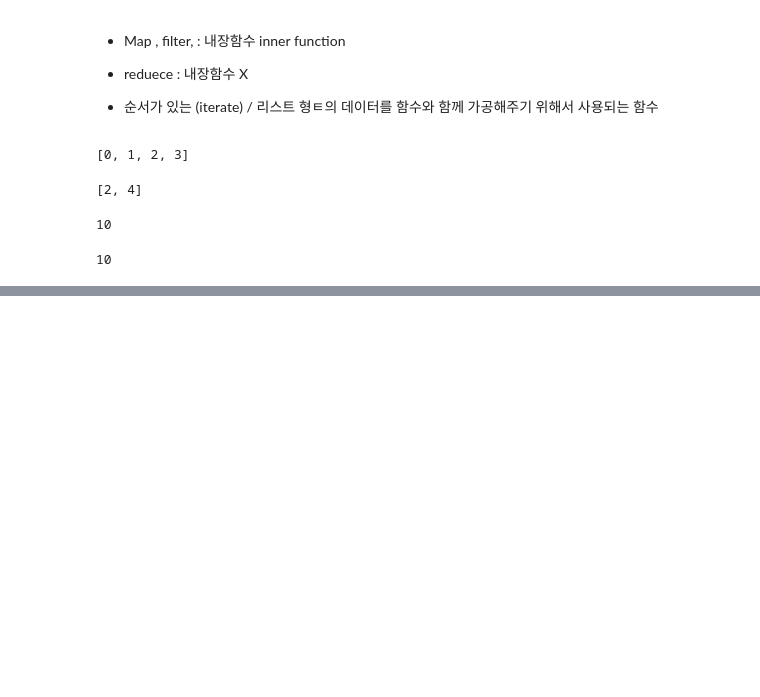
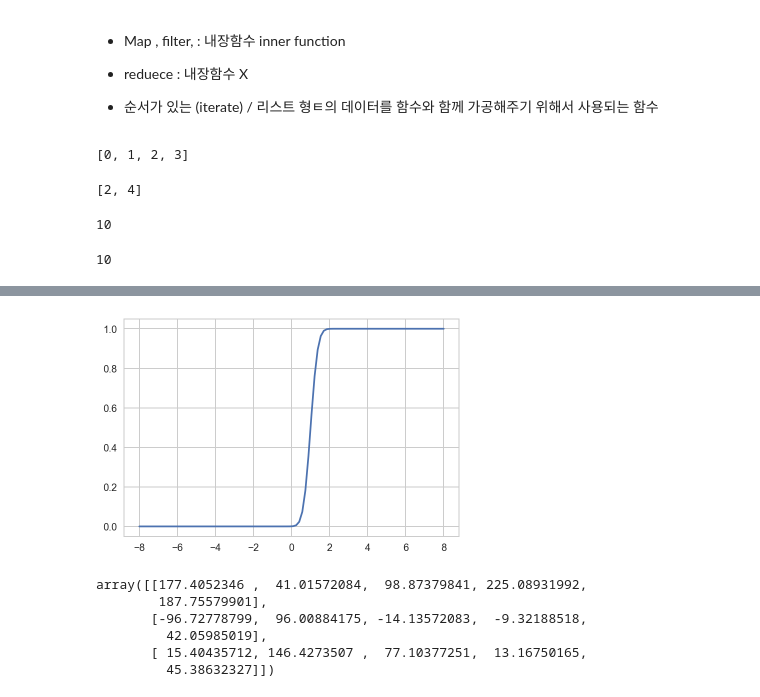
Before and after one commit to Jacob-Hong/TIL, a Jupyter notebook: Selfstudy/practice.ipynb, the cells around one changed output, grey strips where cells are left out. Drawn from its saved outputs; the diff is of its cells as text; code cells hidden in the pictures; blank space fills up the shorter version.

```diff
--- a/Selfstudy/practice.ipynb
+++ b/Selfstudy/practice.ipynb
@@ -914,0 +1304,16 @@ reduce(lambda x,y : x+y , ls)
+# %%
+xx = np.linspace(-8, 8, 100)
+cdf = rv.cdf(xx)
+plt.plot(xx, cdf)
+plt.show()
+# %% [output]
+[figure, added]
+# %%
+rv.rvs(size=(3,5) , random_state=0 )
+# %% [output]
+array([[177.4052346 ,  41.01572084,  98.87379841, 225.08931992,
+        187.75579901],
+       [-96.72778799,  96.00884175, -14.13572083,  -9.32188518,
+         42.05985019],
+       [ 15.40435712, 146.4273507 ,  77.10377251,  13.16750165,
+         45.38632327]])
```
Also changed, not shown: parts of 87 cells of this notebook.
